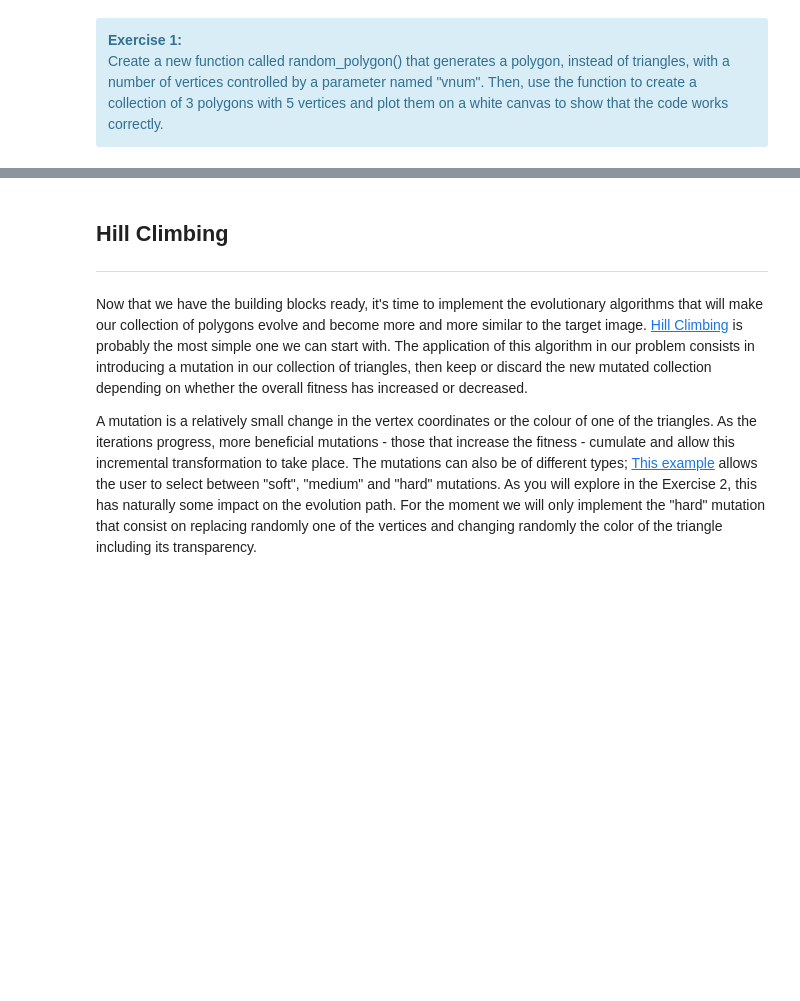
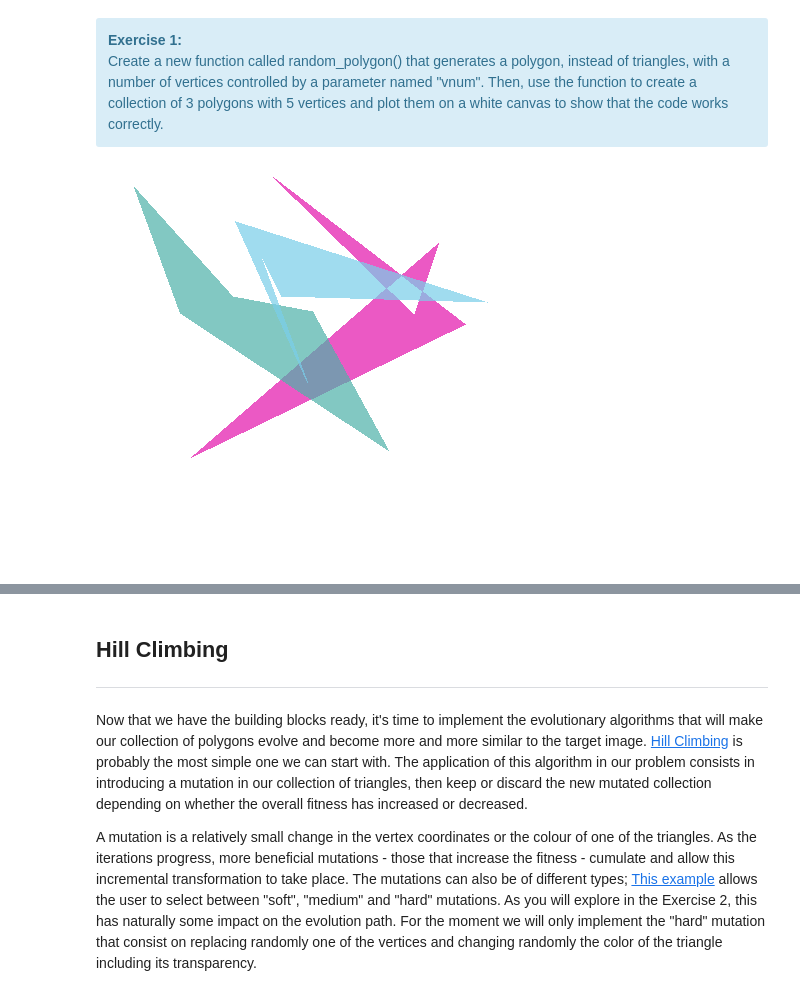
Before and after one commit to AJM05/Clase_02, a Jupyter notebook: Evolutionary_Algorithms/Evolutionary_algorithms_painting_with_polygons.ipynb, the cells around one changed output, grey strips where cells are left out. Saved outputs shown, nothing was run; the diff lists cells and outputs as text; code cells hidden in the pictures; blank space fills up the shorter version.

```diff
--- a/Evolutionary_Algorithms/Evolutionary_algorithms_painting_with_polygons.ipynb
+++ b/Evolutionary_Algorithms/Evolutionary_algorithms_painting_with_polygons.ipynb
@@ -133,0 +132,30 @@ Expressing the fitness as similarity percentage allows us to compare quantitativ
+# %%
+### EXERCISE 1 SOLUTION ###
+def random_polygon(N, size, vnum, colour="random", alpha="random"):
+    collection = []
+
+    for i in range(N):
+        coords = [(np.random.randint(0, size[0]), np.random.randint(0, size[1])) for _ in range(vnum)]
+
+        if alpha == "random":
+            a = np.random.randint(0, 256)
+        else:
+            a = alpha
+
+        if colour == "white":
+            rgba = (255, 255, 255, a)
+        elif colour == "black":
+            rgba = (0, 0, 0, a)
+        elif colour == "random":
+            rgba = (np.random.randint(0, 256), np.random.randint(0, 256), np.random.randint(0, 256), a)
+
+        polygon = {"vertices": coords, "RGBA": rgba}
+        collection.append(polygon)
+
+    return collection
+
+polys = random_polygon(N=3, size=(400, 400), vnum=5, colour="random", alpha=180)
+img = draw(polys, size=(400, 400))
+img
+# %% [output]
+[figure, added]
```
Also changed, not shown: parts of 18 cells of this notebook.
